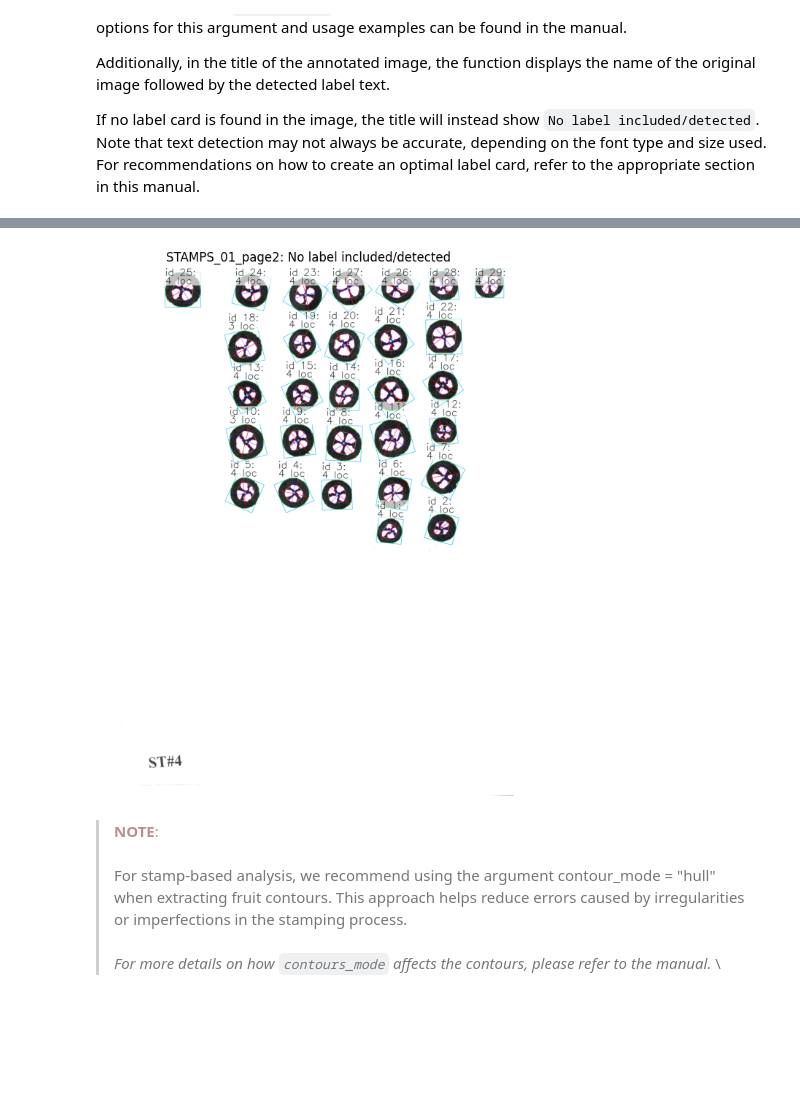
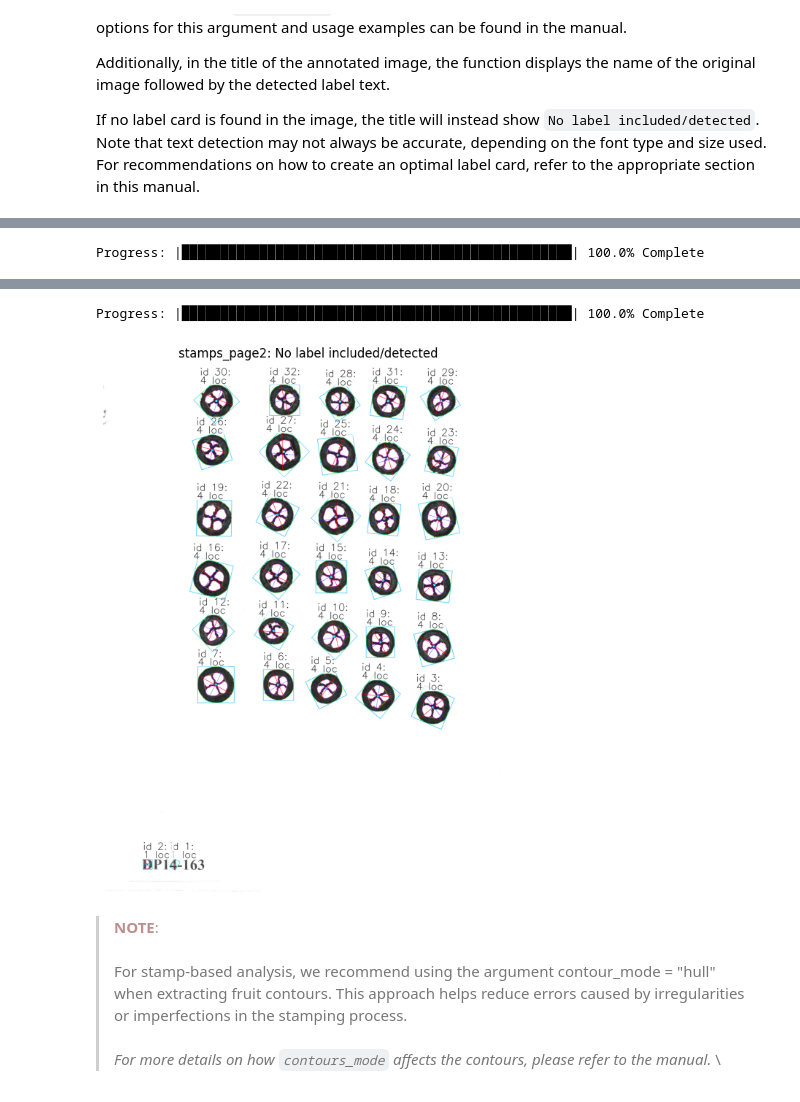
Before and after one commit to mariameraz/Morpho, a Jupyter notebook: Morpho/Tutorial_Stamps.ipynb, the cells around one changed output, grey strips where cells are left out. Cells and saved outputs as stored; diff of their text form; code cells hidden in the pictures; blank space fills up the shorter version.

```diff
--- a/Morpho/Tutorial_Stamps.ipynb
+++ b/Morpho/Tutorial_Stamps.ipynb
@@ -47,7 +47,7 @@ from morphoslicer.internal_structure import AnalyzingImage
 # %%
 # Path to your image or PDF file (replace with your actual file path).
 # In this example, we’ll start by converting a PDF to images, so we need to provide the path to our PDF file.
-path_pdf =  '/Users/alejandra/Documents/GitHub/CranberryLab/Internal_Structure/PDF/STAMPS_00.PDF'
+path_pdf =  '/home/torresmeraz/Documents/GitHub/Morpho/Morpho/Test/stamps.PDF'
 
 # Initialize image analyzer (you can rename the variable name as needed, eg., 'locule_analyzer', 'image_analysis', etc.)
 stamp_analysis = AnalyzingImage(path_pdf)
@@ -85,8 +85,7 @@ If we want to visualize the image during loading, we can use the `plot` argument
 The loaded image can also be accessed at any time via `stamp_analysis.img`.
 # %%
 # Replace the PDF path with the image file path in the variable stamp_analysis.image_path
-path_image = '/Users/alejandra/Documents/GitHub/CranberryLab/Internal_Structure/' \
-'PDF/images_from_pdf/STAMPS_01_page2.jpg'
+path_image = '/home/torresmeraz/Documents/GitHub/Morpho/Morpho/Test/images_from_pdf/stamps_page2.jpg'
 
 stamp_analysis.image_path = path_image
 
@@ -199,5 +198,6 @@ stamp_analysis.analyze_image(plot=True,
                              font_scale = 4,
                              font_thickness = 3,
                              plot_size = (8,8),
+                             min_dimension =
                              contour_mode = 'hull');
 # %% [output]
@@ -203,0 +205 @@ stamp_analysis.analyze_image(plot=True,
+Progress: |██████████████████████████████████████████████████| 100.0% Complete
@@ -204,4 +207,5 @@ stamp_analysis.analyze_image(plot=True,
+Progress: |██████████████████████████████████████████████████| 100.0% Complete
-[figure, old version]
+[figure, new version]
 # %% [markdown]
 > <font style='color:#BC8F8F'> **NOTE**:</font> \
 > \
```
Also changed, not shown: parts of 7 cells of this notebook, 12 other files.
